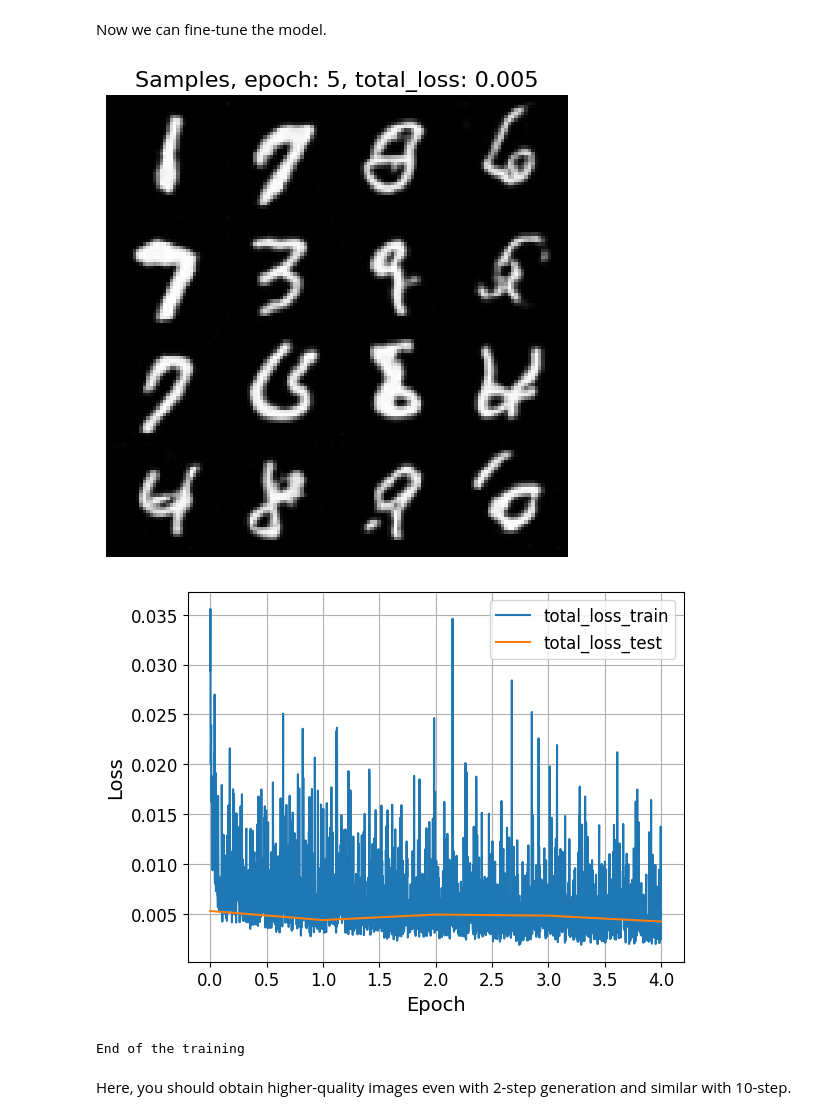
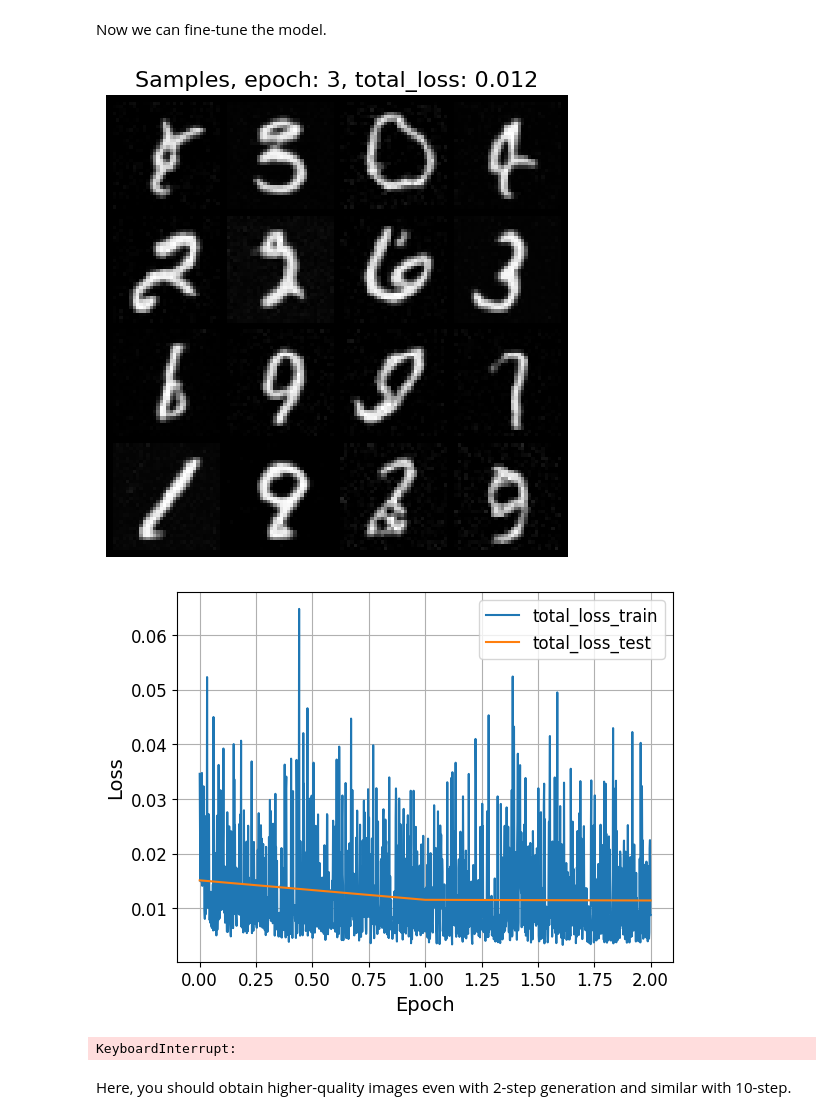
Before and after one commit to fantdali/2025-DGM-MIPT-YSDA-course, a Jupyter notebook: homeworks/hw6.ipynb, the cells around one changed output. Drawn from its saved outputs; the diff is of its cells as text; code cells hidden in the pictures.

```diff
--- a/homeworks/hw6.ipynb
+++ b/homeworks/hw6.ipynb
@@ -288,13 +398,13 @@ class DownsampleBlock(nn.Module):
         # define convolutional layer that:
         # 1) does not change the number of channels
         # 2) reduces the size of the image twice
-
+        self.conv = nn.Conv2d(channels, channels, kernel_size=3, stride=2, padding=1)
         # ====
 
     def forward(self, input_tensor: torch.Tensor, *args) -> torch.Tensor:
         # ====
         # your code
-
+        x = self.conv(input_tensor)
         # ====
         return x
 
@@ -306,7 +416,7 @@ class UpsampleBlock(nn.Module):
         # define convolutional layer that:
         # 1) does not change the number of channels
         # 2) does not reduce the size of the image
-
+        self.conv = nn.Conv2d(channels, channels, kernel_size=3, padding=1)
         # ====
 
     def forward(self, input_tensor: torch.Tensor, *args) -> torch.Tensor:
@@ -314,7 +424,8 @@ class UpsampleBlock(nn.Module):
         # your code
         # 1) upsample the input tensor using bilinear interpolation
         # 2) pass the result through the convolutional layer
-
+        x = F.interpolate(input_tensor, scale_factor=2, mode='bilinear')
+        x = self.conv(x)
         # ====
         return x
 # %% [markdown]
@@ -589,13 +722,42 @@ def prepare_dataset(
     # ====
     # your code
     # generate train and test samples
+    with torch.no_grad():
+        model.to(DEVICE)
 
+        for i in tqdm(range(0, train_size, batch_size), desc="Generating train samples"):
+            batch_noise = train_noise[i:i+batch_size].to(DEVICE)
+            batch_samples = model.sample(n=batch_noise.shape[0], num_steps=num_steps, y=batch_noise)
+            train_x[i:i+batch_size] = batch_samples
+
+        for i in tqdm(range(0, test_size, batch_size), desc="Generating test samples"):
+            batch_noise = test_noise[i:i+batch_size].to(DEVICE)
+            batch_samples = model.sample(n=batch_noise.shape[0], num_steps=num_steps, y=batch_noise)
+            test_x[i:i+batch_size] = batch_samples
     # ====
 
     return train_x, train_noise, test_x, test_noise
 # %%
 # you might want to load the model
 # model.load_state_dict(torch.load("flow_matching_model.pth"))
+
+# ====
+# your code
+# choose these parameters
+BATCH_SIZE = 128
+HIDDEN_CHANNELS = 32
+CHANNEL_MULTIPLIERS = [1, 2, 2, 4]
+NUM_BLOCKS = 2
+# ====
+
+model = FlowMatchingModel(
+    hidden_channels=HIDDEN_CHANNELS,
+    channel_multipliers=CHANNEL_MULTIPLIERS,
+    num_blocks=NUM_BLOCKS,
+)
+
+# you might want to load the model
+model.load_state_dict(torch.load("flow_matching_model.pth"))
 
 model.eval()
 model.to(DEVICE)
@@ -614,33 +776,33 @@ Now we can fine-tune the model.
 # %%
 # ====
 # your code
 # choose these parameters
-BATCH_SIZE =
-LR =
-EPOCHS =
+BATCH_SIZE = 128
+LR = 1e-4
+EPOCHS = 5
 # ====
 
 train_loader = data.DataLoader(train_data, batch_size=BATCH_SIZE, shuffle=True)
 test_loader = data.DataLoader(test_data, batch_size=BATCH_SIZE)
 
 # choose any optimizer/scheduler as you want
 optimizer = torch.optim.Adam(model.parameters(), lr=LR)
 
 train_model(
     model,
     train_loader,
     test_loader,
     epochs=EPOCHS,
     optimizer=optimizer,
     device=DEVICE,
     n_samples=16,
     visualize_samples=True,
     conditional=True
 )
 # %% [output]
-[figure, old version]
+[figure, new version]
-[figure, old version]
+[figure, new version]
-End of the training
+KeyboardInterrupt:
 # %% [markdown]
 Here, you should obtain higher-quality images even with 2-step generation and similar with 10-step.
 # %%
```
Also changed, not shown: parts of 17 cells of this notebook, 1 other file.
